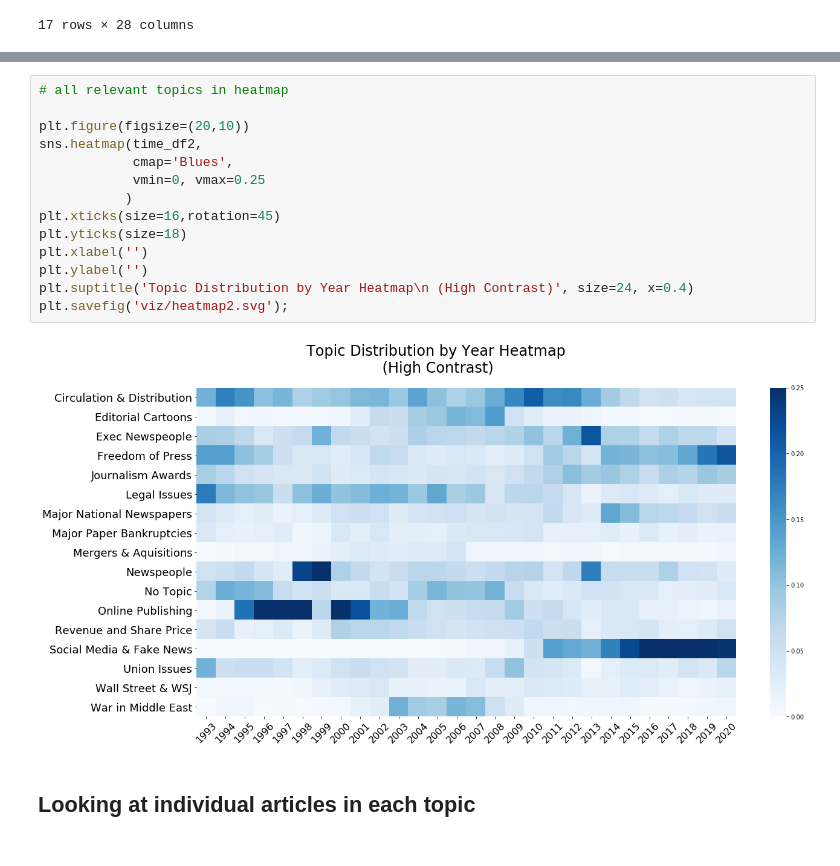
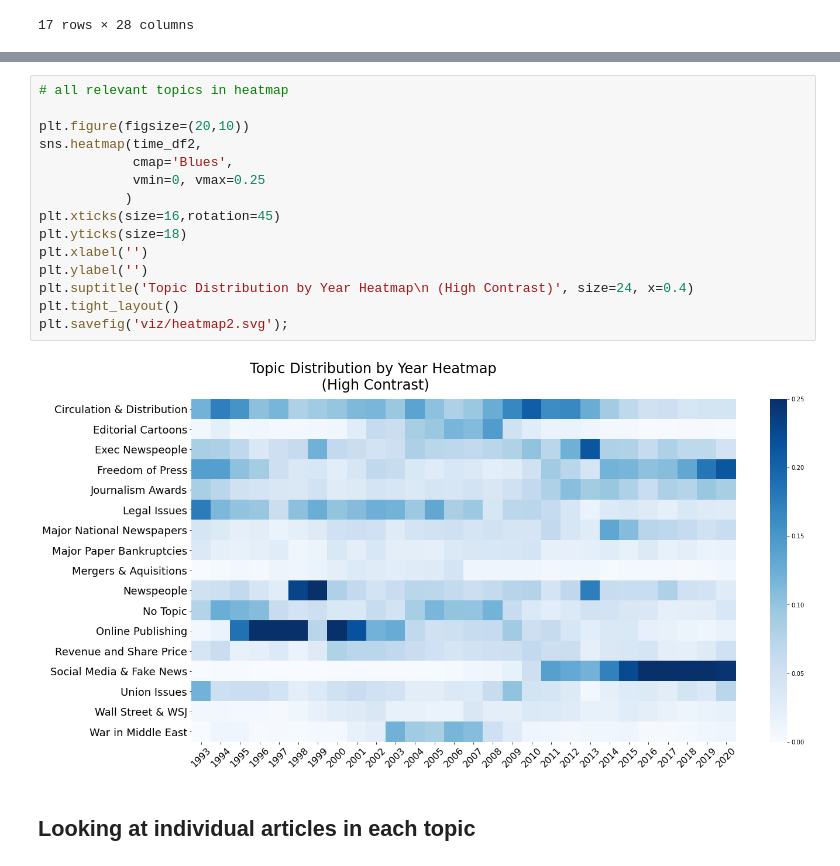
Before and after one commit to max-currier/newspaper_industry_nlp_analysis, a Jupyter notebook: 4_visualization.ipynb, the cells around one changed output, grey strips where cells are left out. Cells and saved outputs as stored; diff of their text form.

```diff
--- a/4_visualization.ipynb
+++ b/4_visualization.ipynb
@@ -115,19 +118,20 @@ SyntaxError: keyword argument repeated (<ipython-input-344-6d94aef7d9a2>, line 1
 # %%
 # all relevant topics in heatmap
 
 plt.figure(figsize=(20,10))
 sns.heatmap(time_df2,
             cmap='Blues',
             vmin=0, vmax=0.25
            )
 plt.xticks(size=16,rotation=45)
 plt.yticks(size=18)
 plt.xlabel('')
 plt.ylabel('')
 plt.suptitle('Topic Distribution by Year Heatmap\n (High Contrast)', size=24, x=0.4)
+plt.tight_layout()
 plt.savefig('viz/heatmap2.svg');
 # %% [output]
-[figure, old version]
+[figure, new version]
 # %% [markdown]
 ## Looking at individual articles in each topic
 # %%
```
Also changed, not shown: parts of 17 cells of this notebook, 18 other files.
